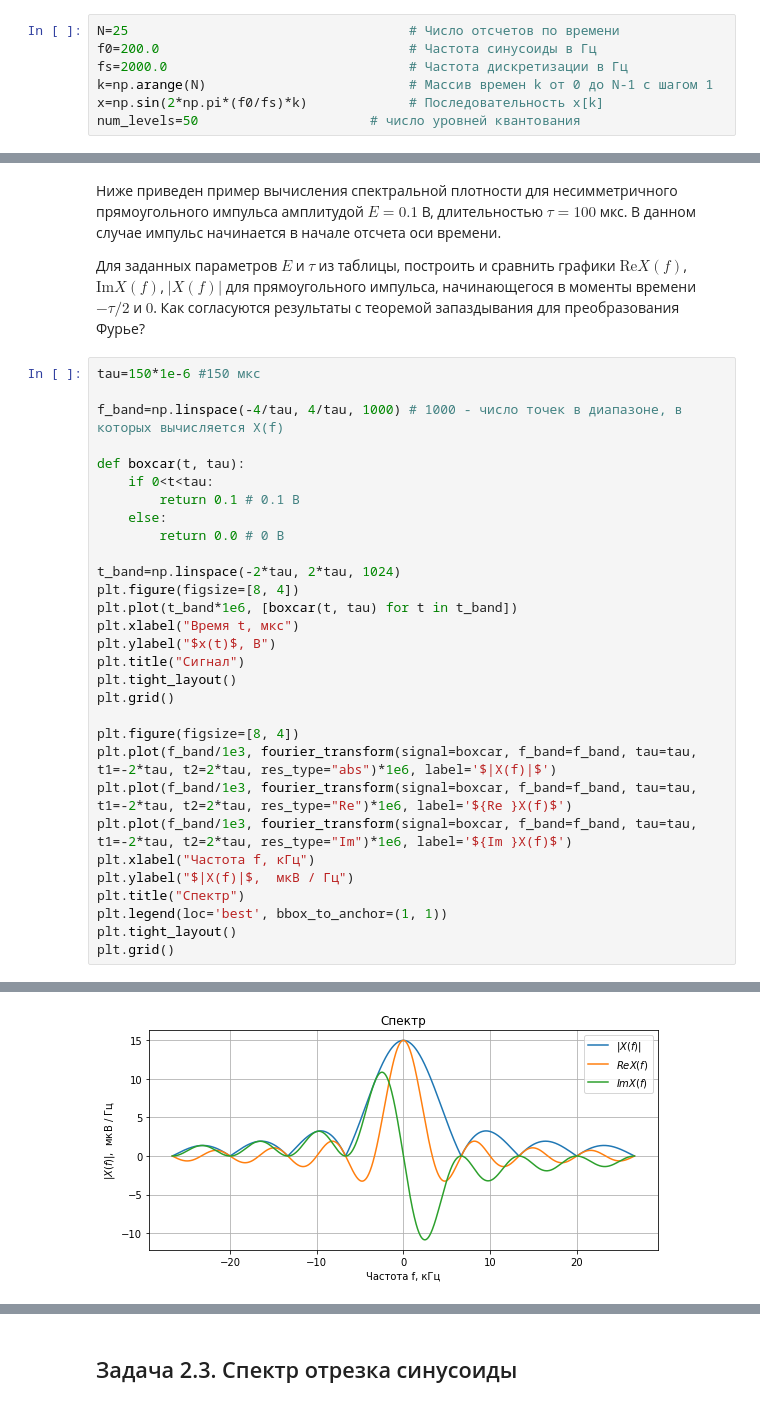
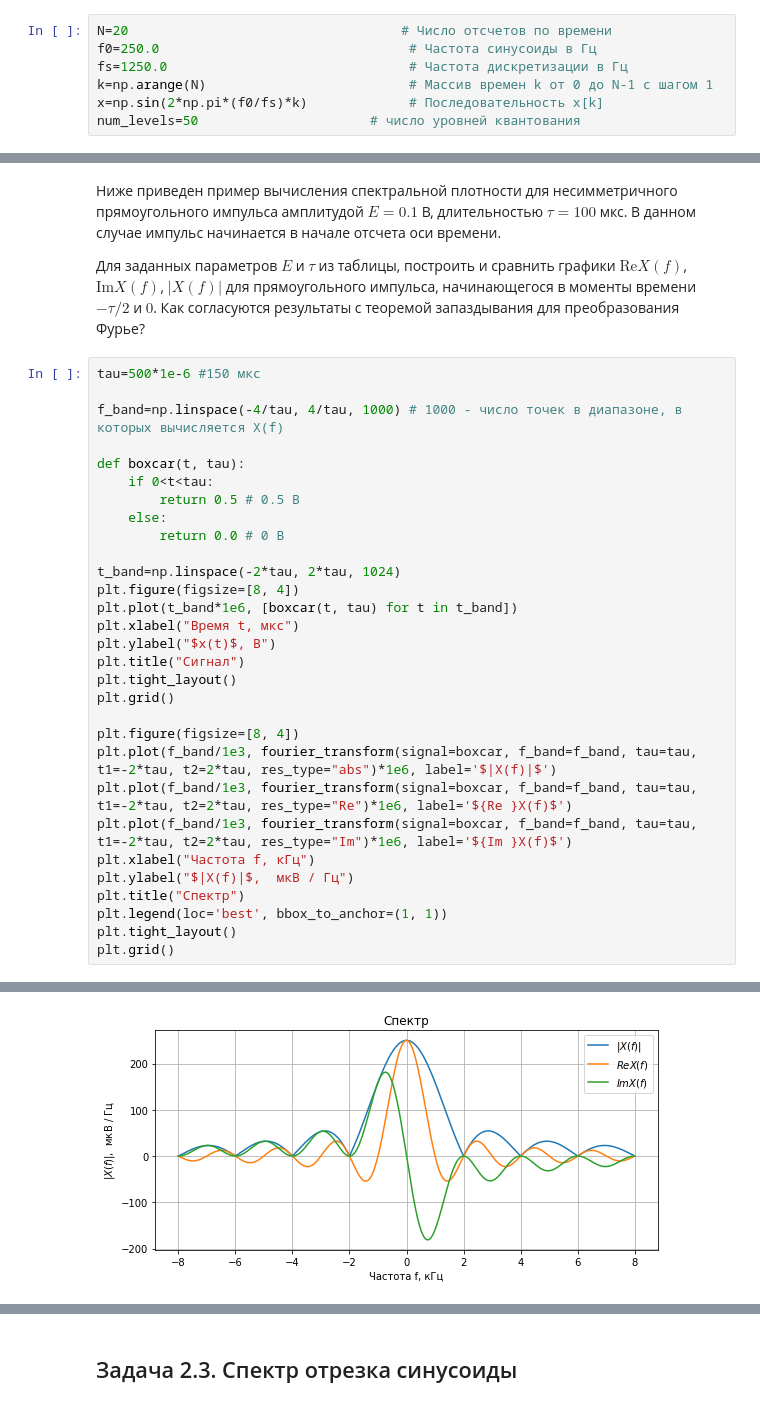
Before and after one commit to crazyguevaraa/RPhys, a Jupyter notebook: Lab1_task.ipynb, the cells around one changed output, grey strips where cells are left out. Cells and saved outputs as stored; diff of their text form.

```diff
--- a/Lab1_task.ipynb
+++ b/Lab1_task.ipynb
@@ -93,9 +226,9 @@ def quantize_uniform(x, quant_min=-1, quant_max=1, quant_level=5):
 
 2) Как изменяется абсолютная ошибка квантования $\varepsilon[k]=|x[k]-y[k]|$ с ростом числа уровней квантования?
 # %%
-N=25                                    # Число отсчетов по времени
-f0=200.0                                # Частота синусоиды в Гц
-fs=2000.0                               # Частота дискретизации в Гц
+N=20                                   # Число отсчетов по времени
+f0=250.0                                # Частота синусоиды в Гц
+fs=1250.0                               # Частота дискретизации в Гц
 k=np.arange(N)                          # Mассив времен k от 0 до N-1 с шагом 1
 x=np.sin(2*np.pi*(f0/fs)*k)             # Последовательность x[k]
 num_levels=50                      # число уровней квантования
@@ -344,13 +477,13 @@ plt.grid()
 
 Для заданных параметров $E$ и $\tau$ из таблицы, построить и сравнить графики $\text{Re} X(f)$, $\text{Im} X(f)$, $|X(f)|$ для прямоугольного импульса, начинающегося в моменты времени $-\tau /2$ и $0$. Как согласуются результаты с теоремой запаздывания для преобразования Фурье?
 # %%
-tau=150*1e-6 #150 мкс
+tau=500*1e-6 #150 мкс
 
 f_band=np.linspace(-4/tau, 4/tau, 1000) # 1000 - число точек в диапазоне, в которых вычисляется X(f)
 
 def boxcar(t, tau):
     if 0<t<tau:
-        return 0.1 # 0.1 В
+        return 0.5 # 0.5 В
     else:
         return 0.0 # 0 В
 
@@ -378 +511 @@ plt.grid()
-[figure, old version]
+[figure, new version]
```
Also changed, not shown: parts of 30 cells of this notebook.
